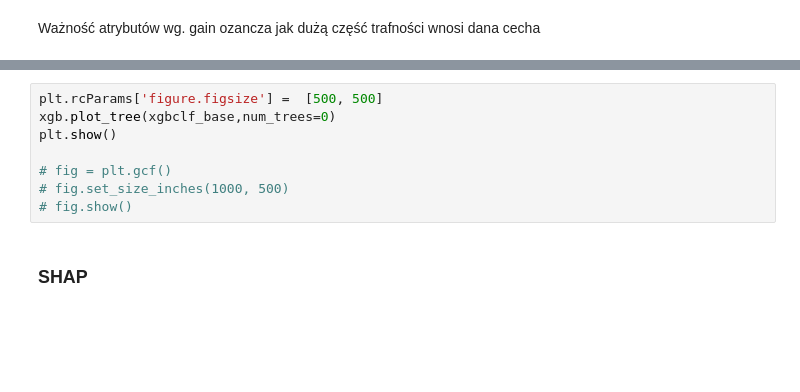
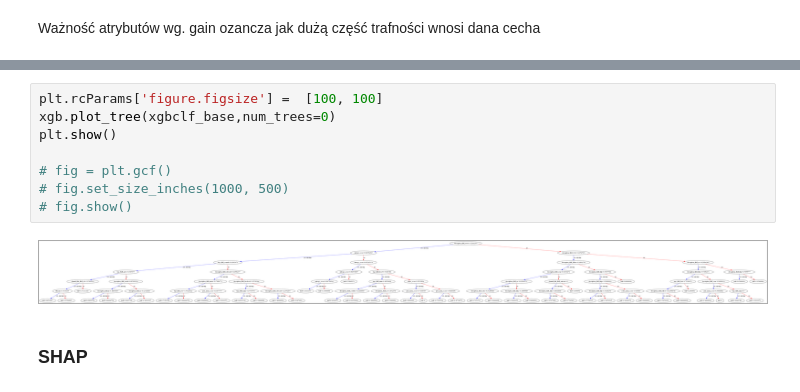
Before and after one commit to DominikKossinski/PED, a Jupyter notebook: notebooks/PED_6.ipynb, the cells around one changed output, grey strips where cells are left out. Drawn from its saved outputs; the diff is of its cells as text; blank space fills up the shorter version.

```diff
--- a/notebooks/PED_6.ipynb
+++ b/notebooks/PED_6.ipynb
@@ -316,11 +472,13 @@ print(xgbclf_base.fit(x_train, y_train))
 # %%
-plt.rcParams['figure.figsize'] =  [500, 500]
+plt.rcParams['figure.figsize'] =  [100, 100]
 xgb.plot_tree(xgbclf_base,num_trees=0)
 plt.show()
 
 # fig = plt.gcf()
 # fig.set_size_inches(1000, 500)
 # fig.show()
+# %% [output]
+[figure, added]
 # %% [markdown]
 ### SHAP
 # %%
```
Also changed, not shown: parts of 30 cells of this notebook, 1 other file.
